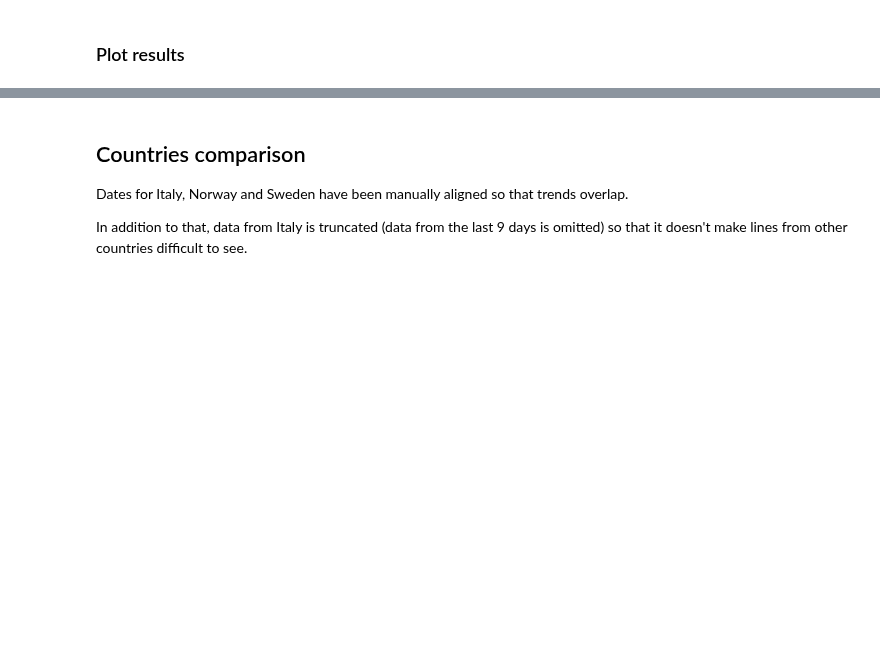
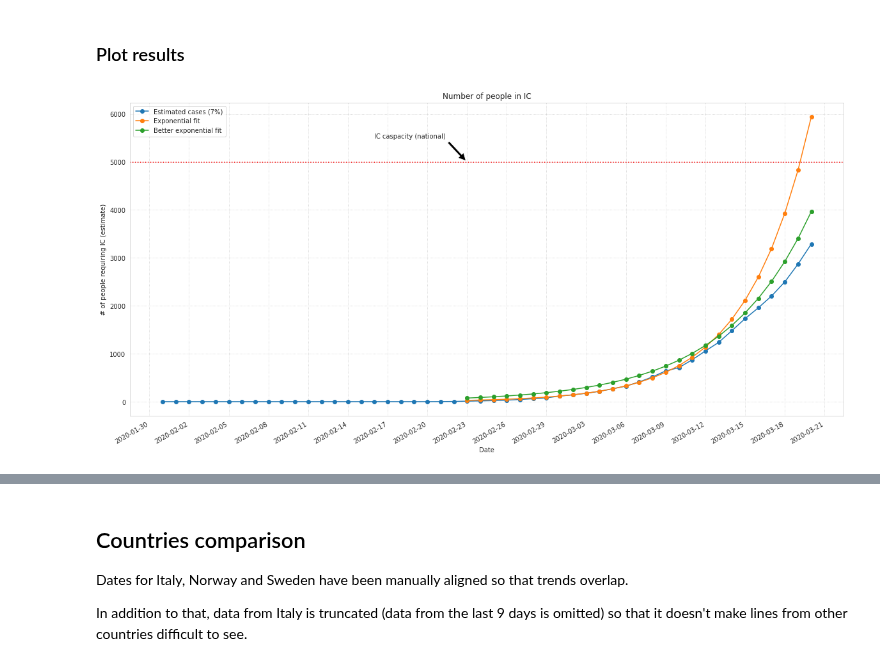
Before and after one commit to matteobarbieri/covid2019-data-analysis, a Jupyter notebook: notebooks/projections_covid2019_world.ipynb, the cells around one changed output, grey strips where cells are left out. Saved outputs shown, nothing was run; the diff lists cells and outputs as text; code cells hidden in the pictures; blank space fills up the shorter version.

```diff
--- a/notebooks/projections_covid2019_world.ipynb
+++ b/notebooks/projections_covid2019_world.ipynb
@@ -236,30 +247,45 @@ Assume that 10% of infected people require a bed in IC
 # %%
-country_df['Confirmed_IC'] = country_df['Confirmed']*0.1
-df_estimates['Predictions_IC'] = df_estimates['Predictions']*0.1
-df_estimates['IC caspacity (national)'] = ESTIMATED_IC_CAPACITY
+# IC coefficient
+IC_coefficient = 0.07
+
+country_df['Confirmed_IC'] = country_df['Confirmed']*IC_coefficient
+df_estimates['Predictions_IC'] = df_estimates['Predictions']*IC_coefficient
+df_estimates['Predictions_cf_IC'] = df_estimates['Predictions_cf']*IC_coefficient
+
+# df_estimates['IC caspacity (national)'] = ESTIMATED_IC_CAPACITY
 # %% [markdown]
 ### Plot results
 # %%
 ax = plt.gca()
 
 country_df.plot(x='Date', y=["Confirmed_IC"], figsize=(20,10), ax=ax, marker='o')
 df_estimates.plot(x='Date', y=["Predictions_IC"], figsize=(20,10), ax=ax, marker='o')
+df_estimates.plot(x='Date', y=["Predictions_cf_IC"], figsize=(20,10), ax=ax, marker='o')
+
 # df_estimates.plot(x='Date', y=['IC caspacity (national)'], ax=ax, color='red', ls='--')
 plt.title("Number of people in IC");
 
 sns.set_style("whitegrid", {'grid.linestyle': ':'})
 
 # ax.yaxis.set_major_locator(ticker.MultipleLocator(1000))
 ax.xaxis.set_major_locator(ticker.MultipleLocator(3))
 
 ax.set_ylabel("# of people requiring IC (estimate)");
 
 ax.axhline(ESTIMATED_IC_CAPACITY, 0, 1, ls=':', color='red')
 
 ax.annotate('IC caspacity (national)', xy=("2020-02-23", 5000), xytext=("2020-02-16", 5500),
             arrowprops=dict(facecolor='black', shrink=0.05));
 
+ax.legend([
+    "Estimated cases ({:d}%)".format(int(IC_coefficient*100)),
+    "Exponential fit",
+    "Better exponential fit",
+])
+
 plt.savefig("IC_estimates.png");
+# %% [output]
+[figure, added]
 # %%
 ax = plt.gca()
 
```
Also changed, not shown: parts of 15 cells of this notebook, 7 other files.
